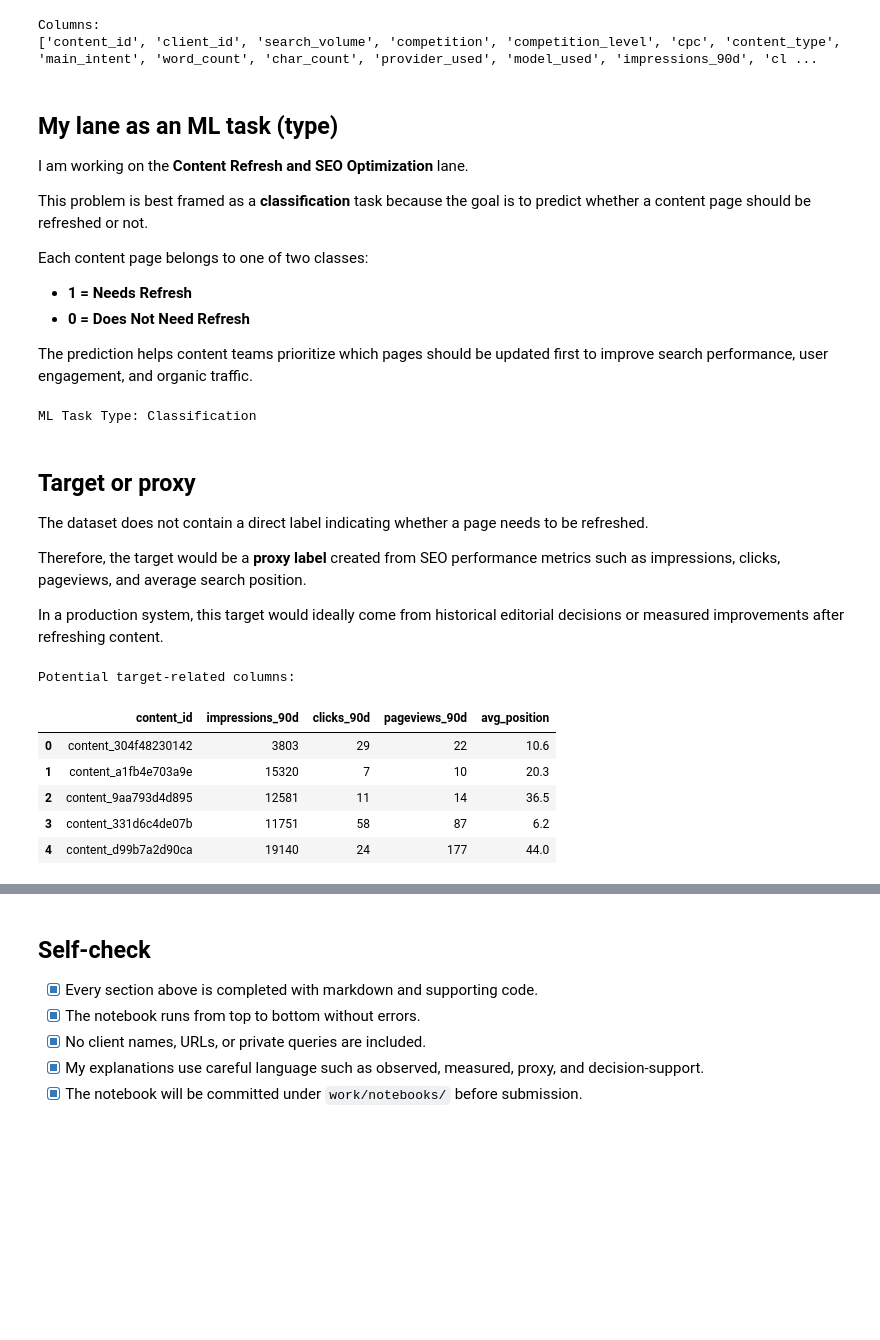
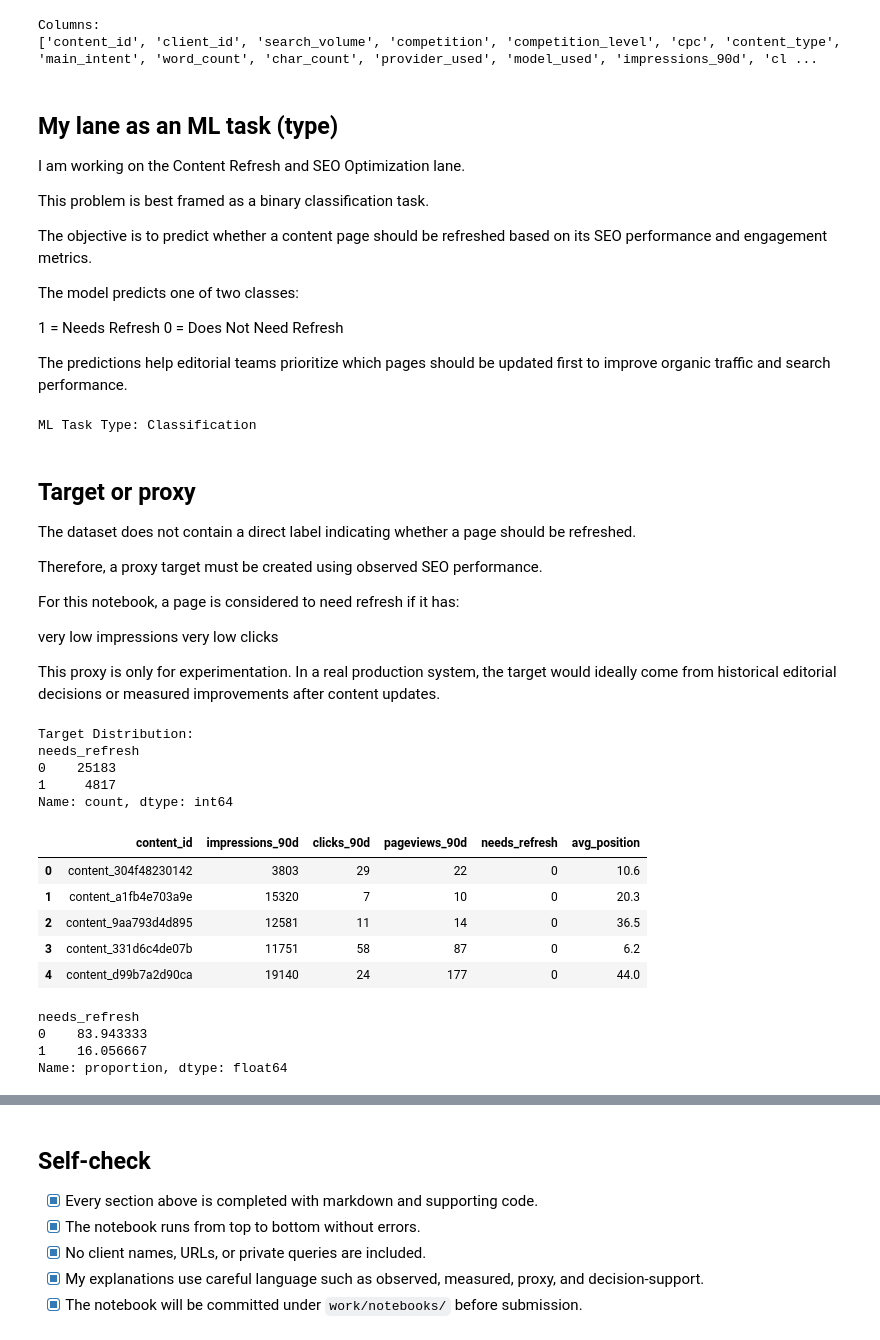
Before and after one commit to afifatanveerr/flyrank-ml-internship, a Jupyter notebook: work/notebooks/w02_ml_task_framing.ipynb, the cells around one changed output, grey strips where cells are left out. Cells and saved outputs as stored; diff of their text form; code cells hidden in the pictures; blank space fills up the shorter version.

```diff
--- a/work/notebooks/w02_ml_task_framing.ipynb
+++ b/work/notebooks/w02_ml_task_framing.ipynb
@@ -39,16 +39,18 @@ Columns:
 # %% [markdown]
 ## My lane as an ML task (type)
 
-I am working on the **Content Refresh and SEO Optimization** lane.
+I am working on the Content Refresh and SEO Optimization lane.
 
-This problem is best framed as a **classification** task because the goal is to predict whether a content page should be refreshed or not.
+This problem is best framed as a binary classification task.
 
-Each content page belongs to one of two classes:
+The objective is to predict whether a content page should be refreshed based on its SEO performance and engagement metrics.
 
-- **1 = Needs Refresh**
-- **0 = Does Not Need Refresh**
+The model predicts one of two classes:
 
-The prediction helps content teams prioritize which pages should be updated first to improve search performance, user engagement, and organic traffic.
+1 = Needs Refresh
+0 = Does Not Need Refresh
+
+The predictions help editorial teams prioritize which pages should be updated first to improve organic traffic and search performance.
 # %%
 task_type = "Classification"
 
@@ -58,41 +60,65 @@ ML Task Type: Classification
 # %% [markdown]
 ## Target or proxy
 
-The dataset does not contain a direct label indicating whether a page needs to be refreshed.
+The dataset does not contain a direct label indicating whether a page should be refreshed.
 
-Therefore, the target would be a **proxy label** created from SEO performance metrics such as impressions, clicks, pageviews, and average search position.
+Therefore, a proxy target must be created using observed SEO performance.
 
-In a production system, this target would ideally come from historical editorial decisions or measured improvements after refreshing content.
+For this notebook, a page is considered to need refresh if it has:
+
+very low impressions
+very low clicks
+
+This proxy is only for experimentation. In a real production system, the target would ideally come from historical editorial decisions or measured improvements after content updates.
 # %%
-# Detect the correct position column
+# Create a simple proxy target
+df["needs_refresh"] = (
+    (df["impressions_90d"] < 20) &
+    (df["clicks_90d"] < 5)
+).astype(int)
+
+print("Target Distribution:")
+print(df["needs_refresh"].value_counts())
+
+# Detect search position column
 if "avg_position" in df.columns:
     position_col = "avg_position"
 elif "average_position" in df.columns:
     position_col = "average_position"
 else:
     position_col = None
 
-print("Potential target-related columns:")
-
 target_columns = [
     "content_id",
     "impressions_90d",
     "clicks_90d",
-    "pageviews_90d"
+    "pageviews_90d",
+    "needs_refresh"
 ]
 
 if position_col:
     target_columns.append(position_col)
 
 display(df[target_columns].head())
 # %% [output]
-Potential target-related columns:
+Target Distribution:
+needs_refresh
+0    25183
+1     4817
+Name: count, dtype: int64
-|  | content_id | impressions_90d | clicks_90d | pageviews_90d | avg_position |
-| 0 | content_304f48230142 | 3803 | 29 | 22 | 10.6 |
-| 1 | content_a1fb4e703a9e | 15320 | 7 | 10 | 20.3 |
-| 2 | content_9aa793d4d895 | 12581 | 11 | 14 | 36.5 |
-| 3 | content_331d6c4de07b | 11751 | 58 | 87 | 6.2 |
-| 4 | content_d99b7a2d90ca | 19140 | 24 | 177 | 44.0 |
+|  | content_id | impressions_90d | clicks_90d | pageviews_90d | needs_refresh | avg_position |
+| 0 | content_304f48230142 | 3803 | 29 | 22 | 0 | 10.6 |
+| 1 | content_a1fb4e703a9e | 15320 | 7 | 10 | 0 | 20.3 |
+| 2 | content_9aa793d4d895 | 12581 | 11 | 14 | 0 | 36.5 |
+| 3 | content_331d6c4de07b | 11751 | 58 | 87 | 0 | 6.2 |
+| 4 | content_d99b7a2d90ca | 19140 | 24 | 177 | 0 | 44.0 |
+# %%
+print(df["needs_refresh"].value_counts(normalize=True) * 100)
+# %% [output]
+needs_refresh
+0    83.943333
+1    16.056667
+Name: proportion, dtype: float64
 # %% [markdown]
 ## Success metric
 
```
Also changed, not shown: parts of 6 cells of this notebook.
